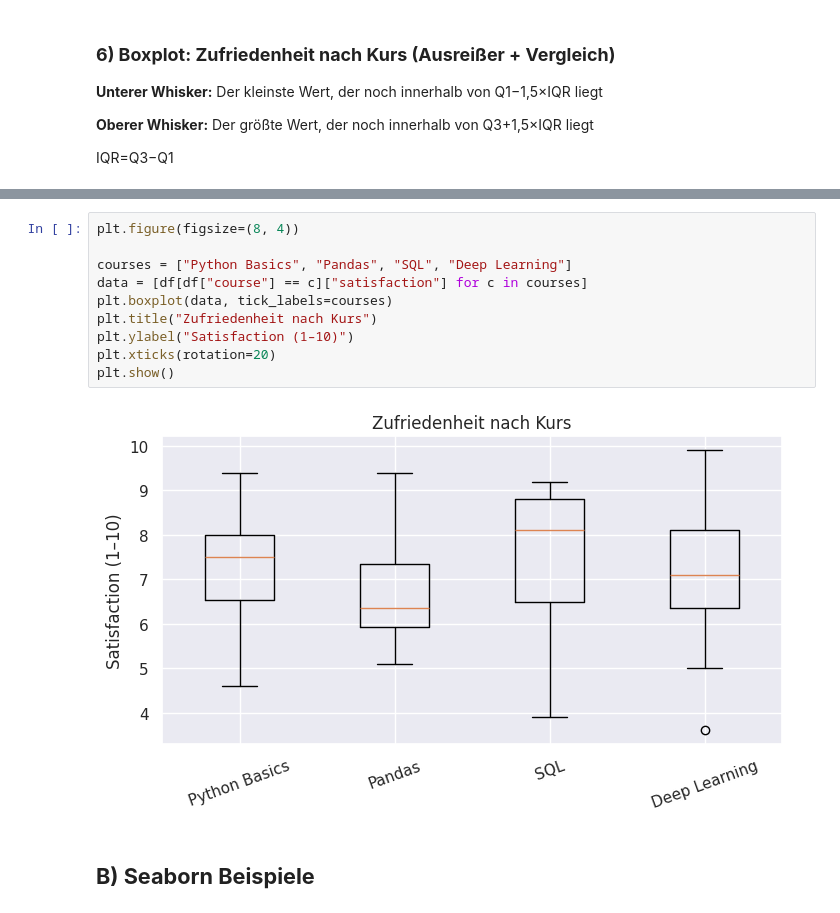
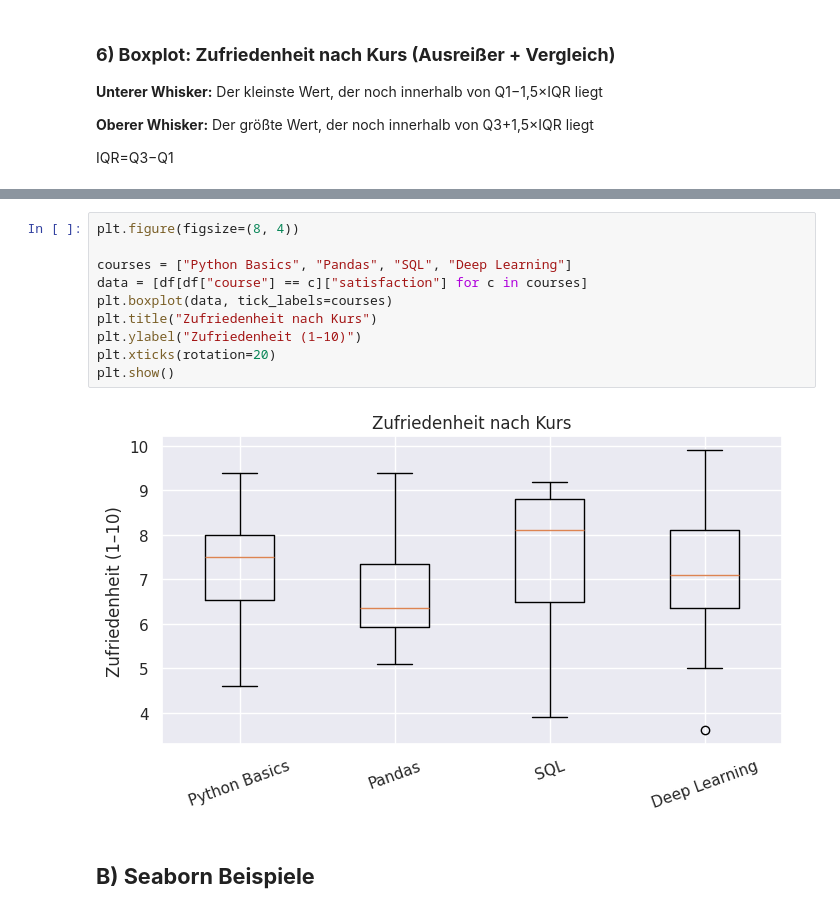
Before and after one commit to chiaoya/Deep-Learning-Foundations-Python-Tensorflow, a Jupyter notebook: notebook/DL_Day1_afternoon_Python.ipynb, the cells around one changed output, grey strips where cells are left out. Saved outputs shown, nothing was run; the diff lists cells and outputs as text.

```diff
--- a/notebook/DL_Day1_afternoon_Python.ipynb
+++ b/notebook/DL_Day1_afternoon_Python.ipynb
@@ -208,15 +208,15 @@ plt.show()
 # %%
 plt.figure(figsize=(8, 4))
 
 courses = ["Python Basics", "Pandas", "SQL", "Deep Learning"]
 data = [df[df["course"] == c]["satisfaction"] for c in courses]
 plt.boxplot(data, tick_labels=courses)
 plt.title("Zufriedenheit nach Kurs")
-plt.ylabel("Satisfaction (1–10)")
+plt.ylabel("Zufriedenheit (1–10)")
 plt.xticks(rotation=20)
 plt.show()
 # %% [output]
-[figure, old version]
+[figure, new version]
 # %% [markdown]
 ## **B) Seaborn Beispiele**
 # %% [markdown]
```
Also changed, not shown: parts of 6 cells of this notebook.
